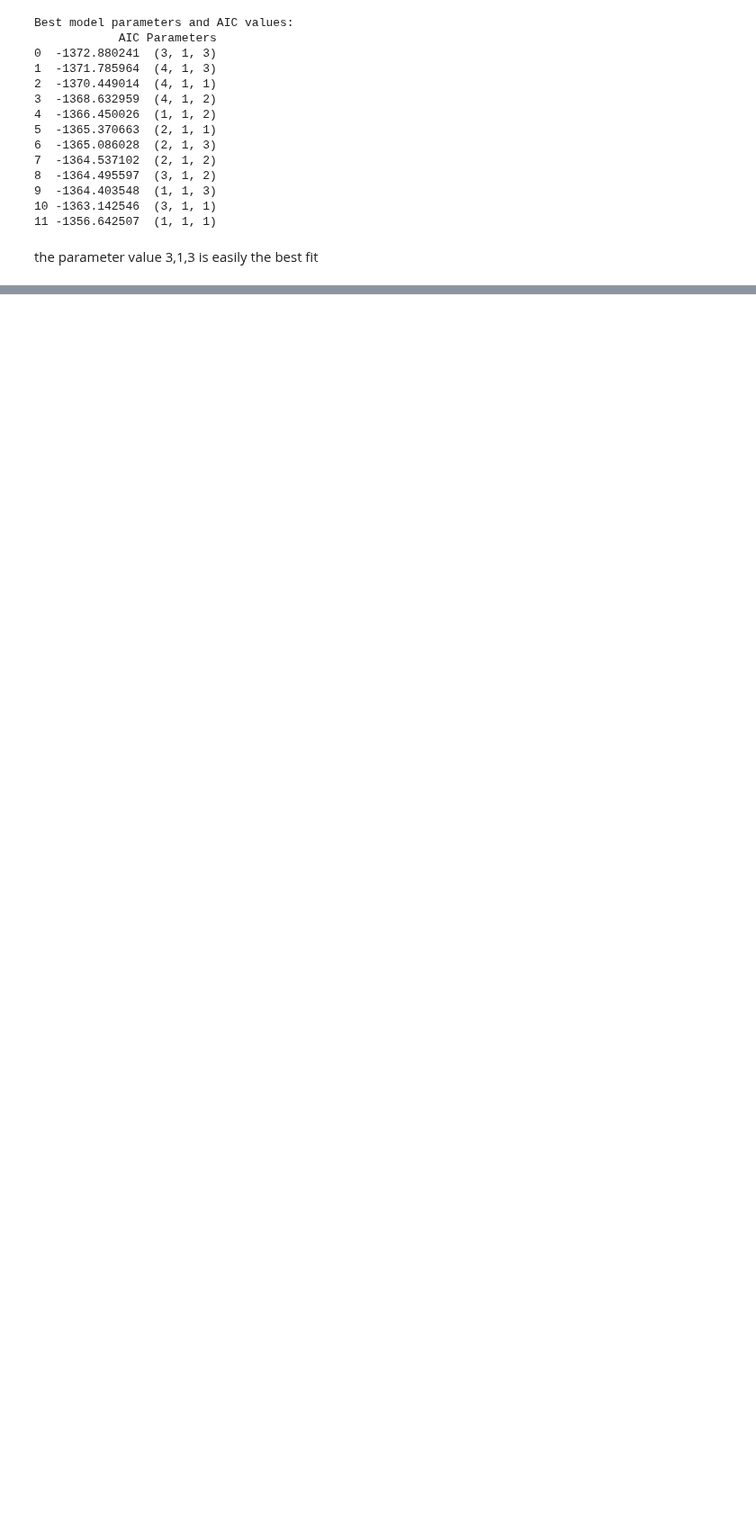
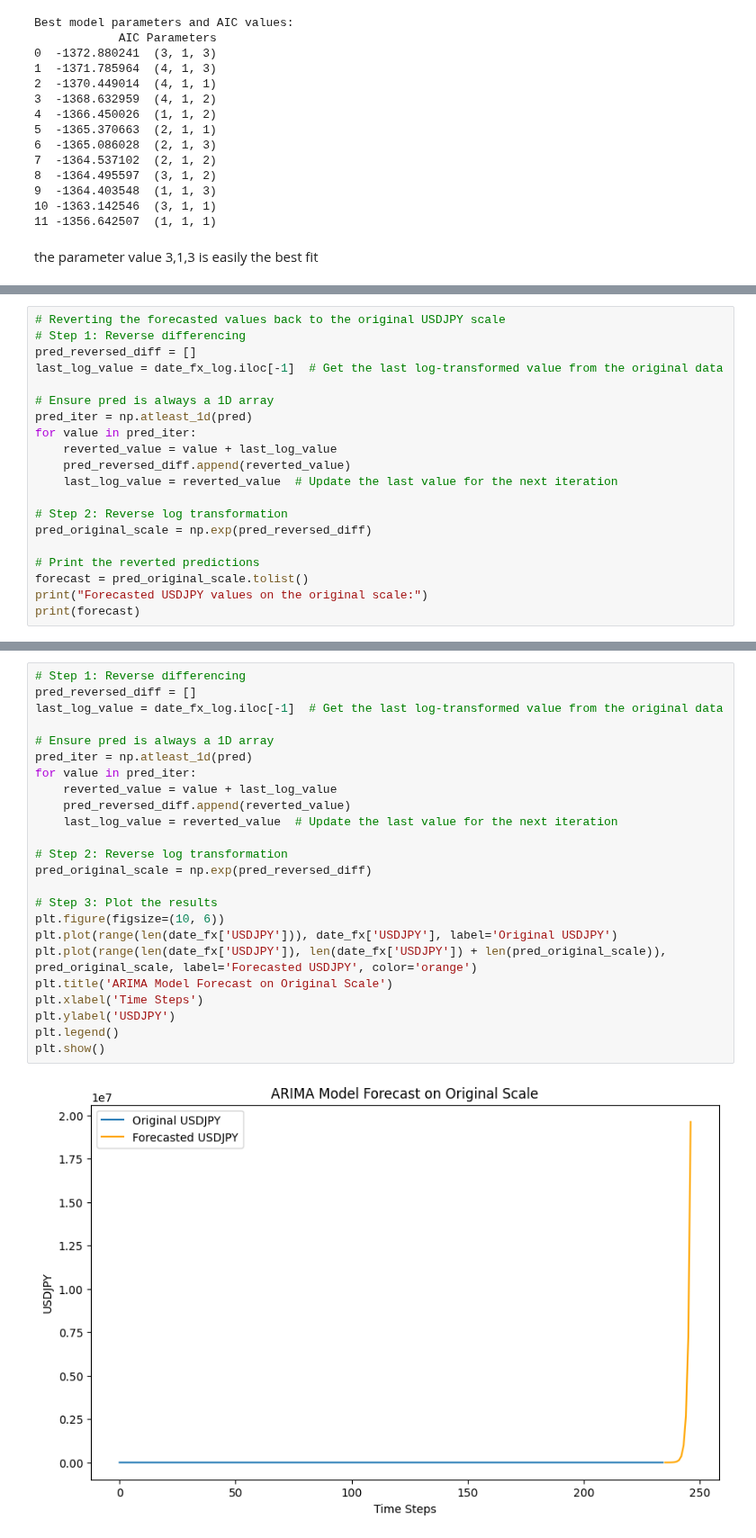
Before and after one commit to Adnan-Anwar-Data-enthusiast/Currency-speculation, a Jupyter notebook: USDJPY.ipynb, the cells around one changed output, grey strips where cells are left out. Shown at 90% size. Saved outputs shown, nothing was run; the diff lists cells and outputs as text; blank space fills up the shorter version.

```diff
--- a/regressions_USDJPY_20yeararimav2.ipynb.ipynb
+++ b/USDJPY.ipynb
@@ -366,0 +380,20 @@ TypeError: 'numpy.float64' object is not iterable
+# %%
+# Reverting the forecasted values back to the original USDJPY scale
+# Step 1: Reverse differencing
+pred_reversed_diff = []
+last_log_value = date_fx_log.iloc[-1]  # Get the last log-transformed value from the original data
+
+# Ensure pred is always a 1D array
+pred_iter = np.atleast_1d(pred)
+for value in pred_iter:
+    reverted_value = value + last_log_value
+    pred_reversed_diff.append(reverted_value)
+    last_log_value = reverted_value  # Update the last value for the next iteration
+
+# Step 2: Reverse log transformation
+pred_original_scale = np.exp(pred_reversed_diff)
+
+# Print the reverted predictions
+forecast = pred_original_scale.tolist()
+print("Forecasted USDJPY values on the original scale:")
+print(forecast)
@@ -366,0 +411,26 @@ TypeError: 'numpy.float64' object is not iterable
+# %%
+# Step 1: Reverse differencing
+pred_reversed_diff = []
+last_log_value = date_fx_log.iloc[-1]  # Get the last log-transformed value from the original data
+
+# Ensure pred is always a 1D array
+pred_iter = np.atleast_1d(pred)
+for value in pred_iter:
+    reverted_value = value + last_log_value
+    pred_reversed_diff.append(reverted_value)
+    last_log_value = reverted_value  # Update the last value for the next iteration
+
+# Step 2: Reverse log transformation
+pred_original_scale = np.exp(pred_reversed_diff)
+
+# Step 3: Plot the results
+plt.figure(figsize=(10, 6))
+plt.plot(range(len(date_fx['USDJPY'])), date_fx['USDJPY'], label='Original USDJPY')
+plt.plot(range(len(date_fx['USDJPY']), len(date_fx['USDJPY']) + len(pred_original_scale)), pred_original_scale, label='Forecasted USDJPY', color='orange')
+plt.title('ARIMA Model Forecast on Original Scale')
+plt.xlabel('Time Steps')
+plt.ylabel('USDJPY')
+plt.legend()
+plt.show()
+# %% [output]
+[figure, added]
```
Also changed, not shown: parts of 11 cells of this notebook, 3 other files.
